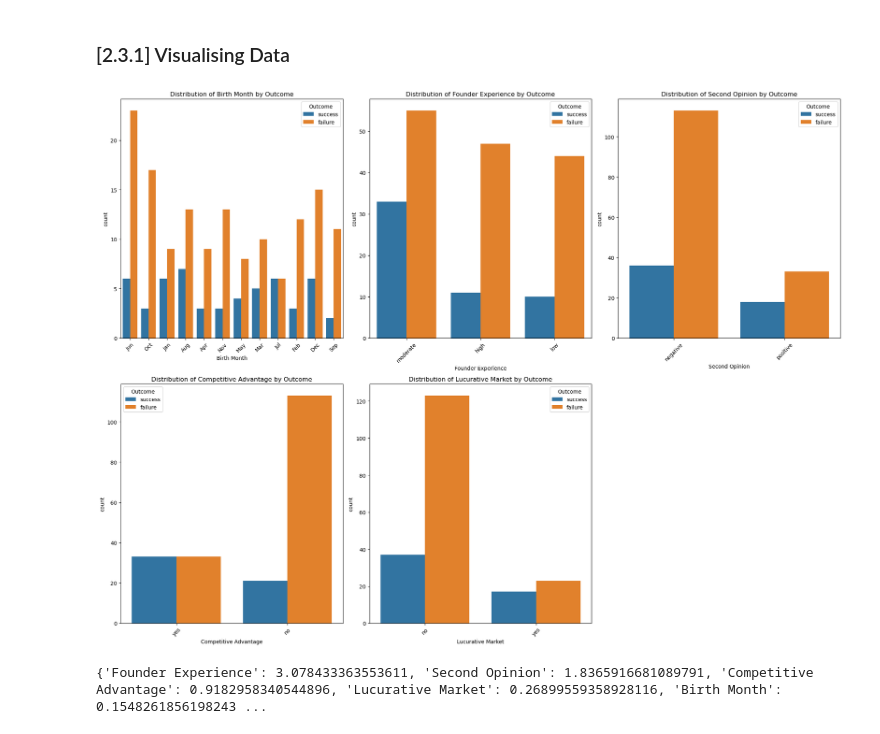
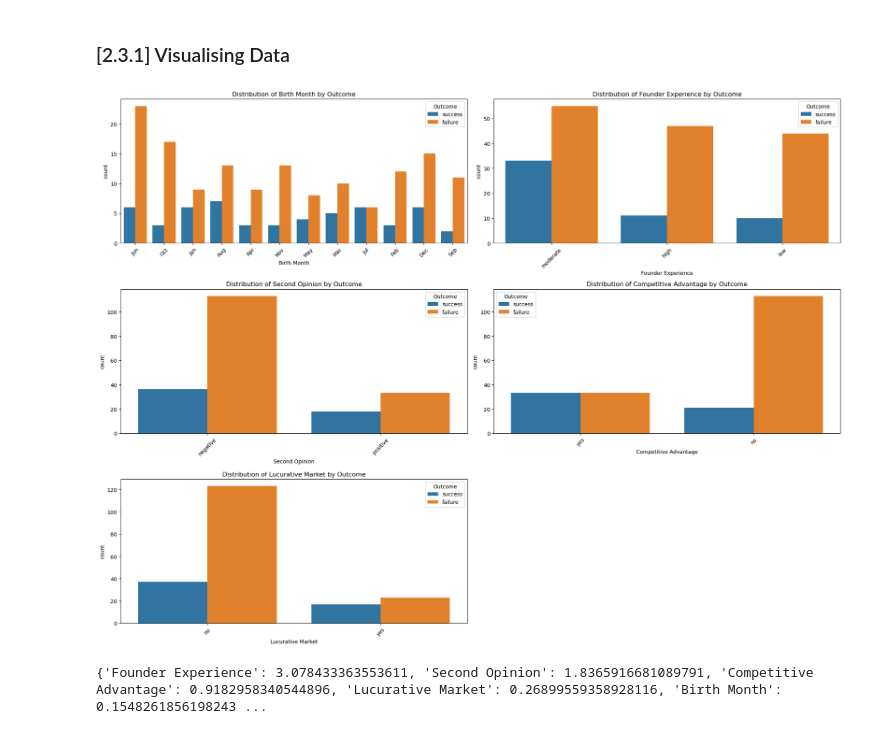
Before and after one commit to eirivarn/Machine_Learning_Intro, a Jupyter notebook: decision_tree/experiment.ipynb, the cells around one changed output. Saved outputs shown, nothing was run; the diff lists cells and outputs as text; code cells hidden in the pictures.

```diff
--- a/decision_tree/experiment.ipynb
+++ b/decision_tree/experiment.ipynb
@@ -173,21 +171,21 @@ Valid: 66.0%
 # %%
 # Set up the figure size
 plt.figure(figsize=(20, 15))
 
 # Making a list of categorical columns to visualize
 categorical_columns = ['Birth Month', 'Founder Experience', 'Second Opinion', 'Competitive Advantage', 'Lucurative Market']
 
 # Plotting the distribution of each feature with respect to the Outcome
 for i, col in enumerate(categorical_columns, 1):
-    plt.subplot(2, 3, i)
+    plt.subplot(3, 2, i)
     sns.countplot(data=data_2, x=col, hue='Outcome')
     plt.title(f'Distribution of {col} by Outcome')
     plt.xticks(rotation=45)
     plt.tight_layout()
 
 plt.show()
 # %% [output]
-[figure, old version]
+[figure, new version]
 # %%
 tree = dt.DecisionTree()
 tree.fit(X_train, y_train)
```
Also changed, not shown: parts of 2 cells of this notebook, 3 other files.
